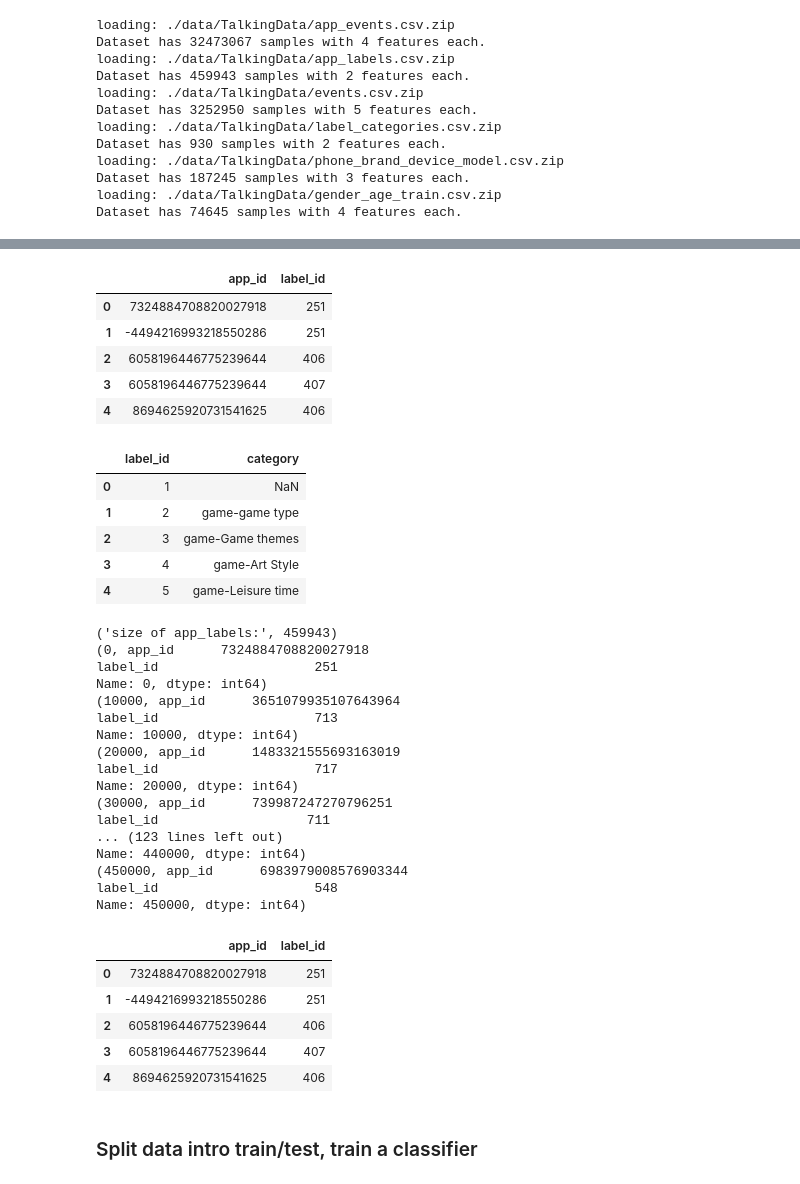
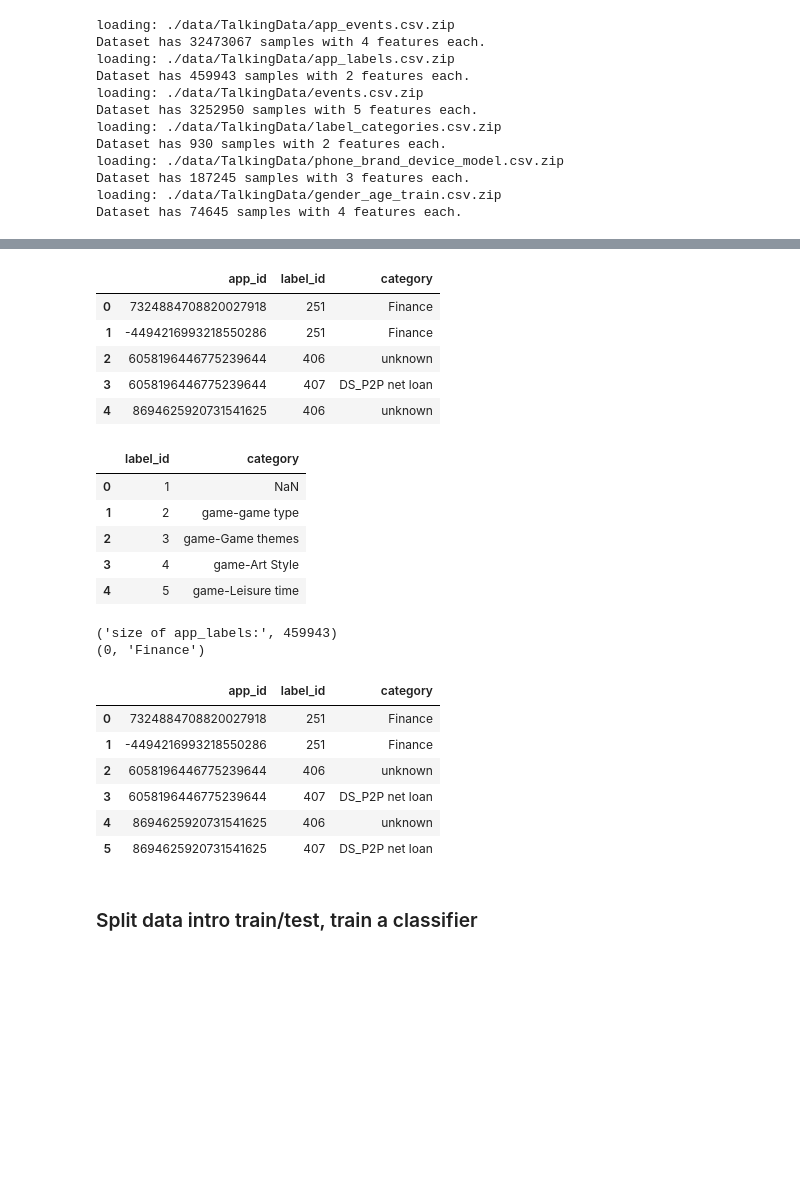
Before and after one commit to llathrop/Kagglescripts, a Jupyter notebook: TalkingData.ipynb, the cells around one changed output, grey strips where cells are left out. Cells and saved outputs as stored; diff of their text form; code cells hidden in the pictures; blank space fills up the shorter version.

```diff
--- a/TalkingData.ipynb
+++ b/TalkingData.ipynb
@@ -174,50 +389,40 @@ Dataset has 74645 samples with 4 features each.
 # %%
+label_categories.drop_duplicates('label_id',keep='first', inplace=True)
 display(app_labels.head(5))
 display(label_categories.head(5))
+
 print ("size of app_labels:",len(app_labels))
 
-for i in range(len(app_labels)):
-    app_labels.loc[i]['category']= "TEST"
+category=pd.Series([])
+for i in range(10000):#len(app_labels)):
+    category[i]=label_categories[label_categories['label_id']==app_labels.loc[i].label_id].category.values[0]
     if i%10000 == 0:
-        print(i,app_labels.loc[i])
+        print(i,category.loc[i])
 
-display(app_labels.head(5))
+app_labels['category']= category
+display(app_labels.head(6))
 # %% [output]
-|  | app_id | label_id |
-| 0 | 7324884708820027918 | 251 |
-| 1 | -4494216993218550286 | 251 |
-| 2 | 6058196446775239644 | 406 |
-| 3 | 6058196446775239644 | 407 |
-| 4 | 8694625920731541625 | 406 |
+|  | app_id | label_id | category |
+| 0 | 7324884708820027918 | 251 | Finance |
+| 1 | -4494216993218550286 | 251 | Finance |
+| 2 | 6058196446775239644 | 406 | unknown |
+| 3 | 6058196446775239644 | 407 | DS_P2P net loan |
+| 4 | 8694625920731541625 | 406 | unknown |
 |  | label_id | category |
 | 0 | 1 | NaN |
 | 1 | 2 | game-game type |
 | 2 | 3 | game-Game themes |
 | 3 | 4 | game-Art Style |
 | 4 | 5 | game-Leisure time |
 ('size of app_labels:', 459943)
-(0, app_id      7324884708820027918
-label_id                    251
-Name: 0, dtype: int64)
-(10000, app_id      3651079935107643964
-label_id                    713
-Name: 10000, dtype: int64)
-(20000, app_id      1483321555693163019
-label_id                    717
-Name: 20000, dtype: int64)
-(30000, app_id      739987247270796251
-label_id                   711
-... (123 lines left out)
-Name: 440000, dtype: int64)
-(450000, app_id      6983979008576903344
-label_id                    548
-Name: 450000, dtype: int64)
+(0, 'Finance')
-|  | app_id | label_id |
-| 0 | 7324884708820027918 | 251 |
-| 1 | -4494216993218550286 | 251 |
-| 2 | 6058196446775239644 | 406 |
-| 3 | 6058196446775239644 | 407 |
-| 4 | 8694625920731541625 | 406 |
+|  | app_id | label_id | category |
+| 0 | 7324884708820027918 | 251 | Finance |
+| 1 | -4494216993218550286 | 251 | Finance |
+| 2 | 6058196446775239644 | 406 | unknown |
+| 3 | 6058196446775239644 | 407 | DS_P2P net loan |
+| 4 | 8694625920731541625 | 406 | unknown |
+| 5 | 8694625920731541625 | 407 | DS_P2P net loan |
 # %%
 
 
```
Also changed, not shown: parts of 6 cells of this notebook.
